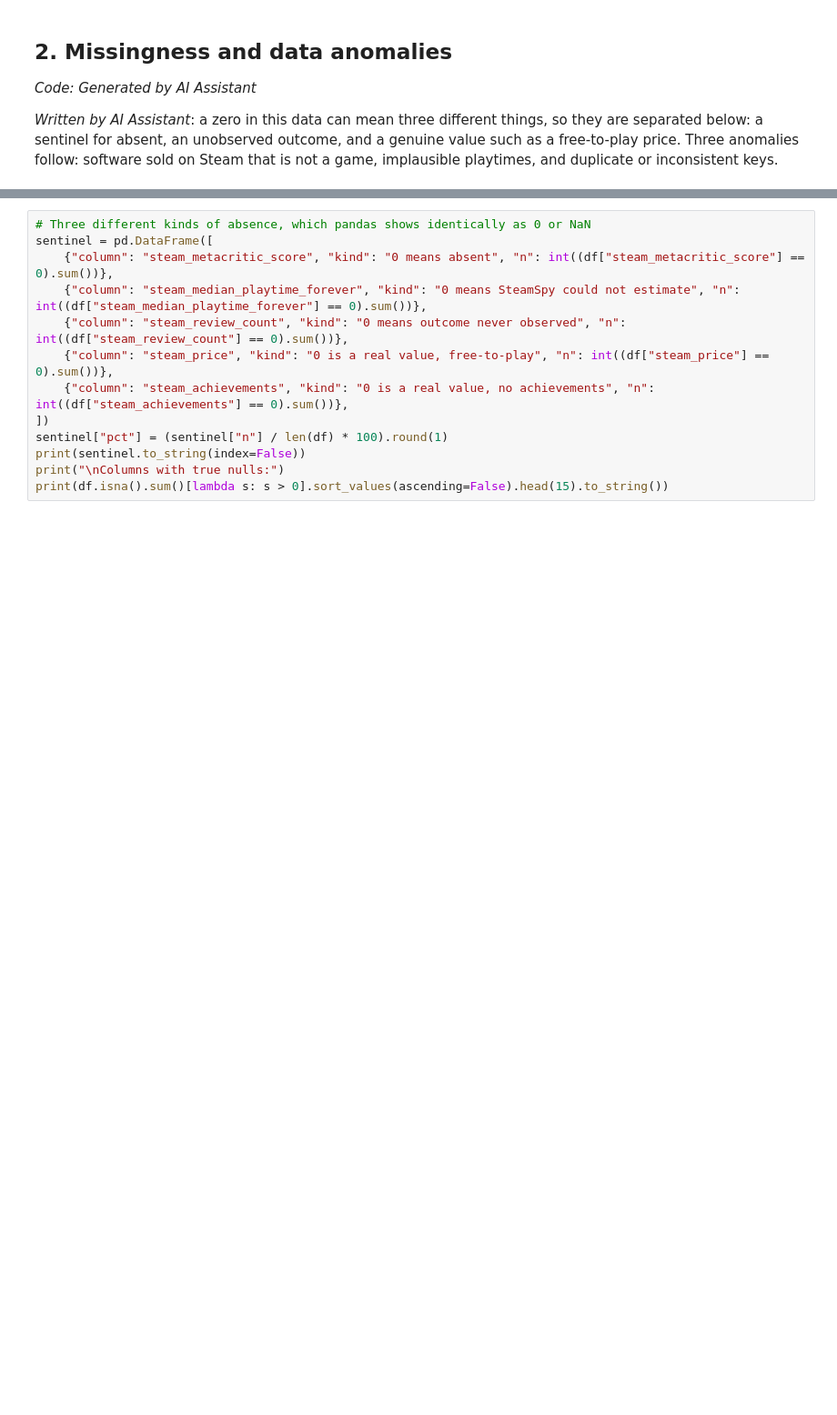
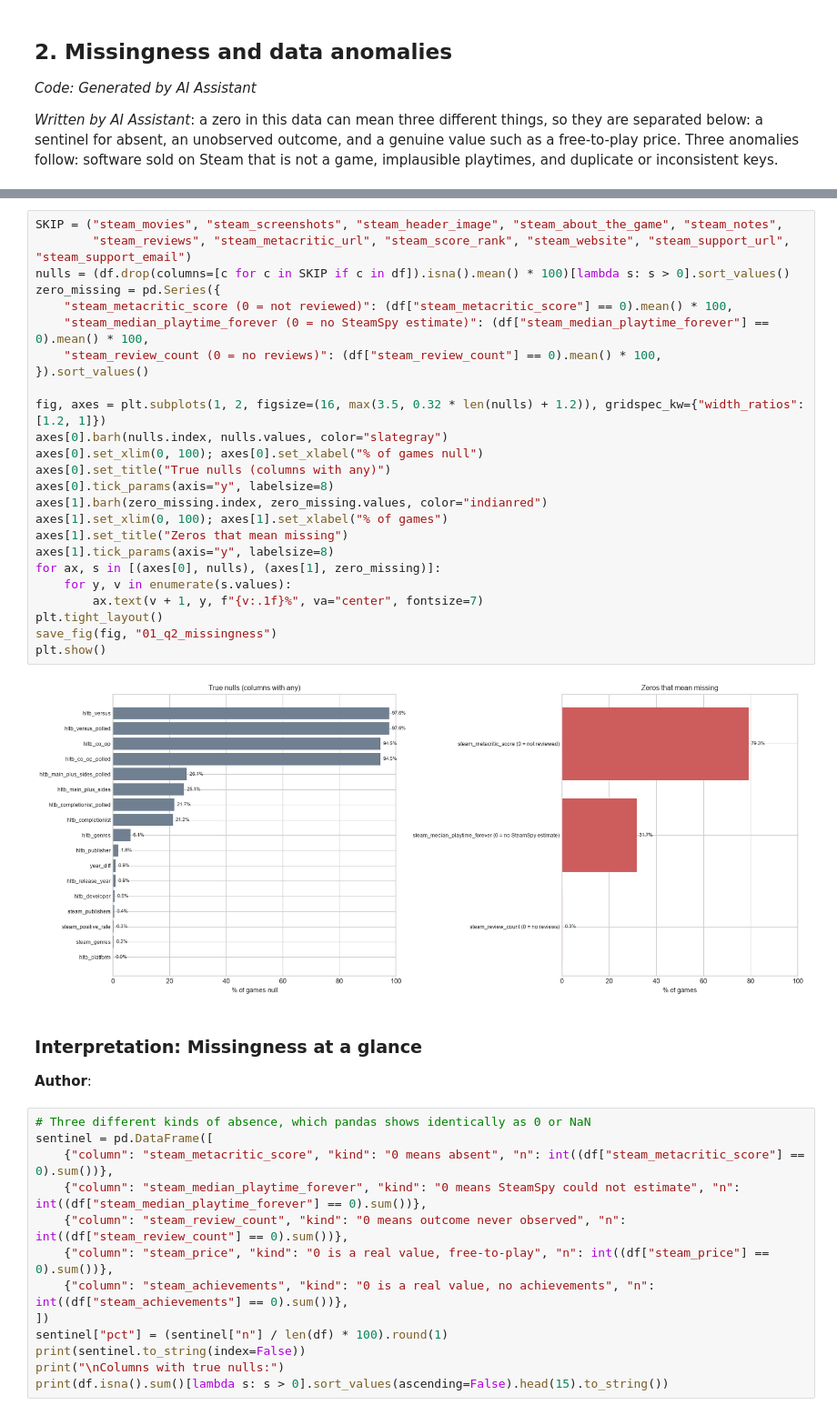
Before and after one commit to SinYang13/IS630, a Jupyter notebook: notebooks/01_eda.ipynb, the cells around one changed output, grey strips where cells are left out. Shown at 91% size. Cells and saved outputs as stored; diff of their text form; blank space fills up the shorter version.

```diff
--- a/notebooks/01_eda.ipynb
+++ b/notebooks/01_eda.ipynb
@@ -295,3 +358,34 @@ Overall, the data presents some key data quality issues. The most important one
+# %%
+SKIP = ("steam_movies", "steam_screenshots", "steam_header_image", "steam_about_the_game", "steam_notes",
+        "steam_reviews", "steam_metacritic_url", "steam_score_rank", "steam_website", "steam_support_url", "steam_support_email")
+nulls = (df.drop(columns=[c for c in SKIP if c in df]).isna().mean() * 100)[lambda s: s > 0].sort_values()
+zero_missing = pd.Series({
+    "steam_metacritic_score (0 = not reviewed)": (df["steam_metacritic_score"] == 0).mean() * 100,
+    "steam_median_playtime_forever (0 = no SteamSpy estimate)": (df["steam_median_playtime_forever"] == 0).mean() * 100,
+    "steam_review_count (0 = no reviews)": (df["steam_review_count"] == 0).mean() * 100,
+}).sort_values()
+
+fig, axes = plt.subplots(1, 2, figsize=(16, max(3.5, 0.32 * len(nulls) + 1.2)), gridspec_kw={"width_ratios": [1.2, 1]})
+axes[0].barh(nulls.index, nulls.values, color="slategray")
+axes[0].set_xlim(0, 100); axes[0].set_xlabel("% of games null")
+axes[0].set_title("True nulls (columns with any)")
+axes[0].tick_params(axis="y", labelsize=8)
+axes[1].barh(zero_missing.index, zero_missing.values, color="indianred")
+axes[1].set_xlim(0, 100); axes[1].set_xlabel("% of games")
+axes[1].set_title("Zeros that mean missing")
+axes[1].tick_params(axis="y", labelsize=8)
+for ax, s in [(axes[0], nulls), (axes[1], zero_missing)]:
+    for y, v in enumerate(s.values):
+        ax.text(v + 1, y, f"{v:.1f}%", va="center", fontsize=7)
+plt.tight_layout()
+save_fig(fig, "01_q2_missingness")
+plt.show()
+# %% [output]
+[figure, added]
+# %% [markdown]
+### Interpretation: Missingness at a glance
+**Author**:
+<!-- Describe where data is missing: which columns have true nulls and why (for example HowLongToBeat times that players never reported), which variables use zero to mean missing, and how large each share is. Say which missing values matter for the candidate success metrics in section 3 and which only affect columns that are not used. -->
 # %%
 # Three different kinds of absence, which pandas shows identically as 0 or NaN
 sentinel = pd.DataFrame([
```
Also changed, not shown: parts of 12 cells of this notebook, 5 other files.
